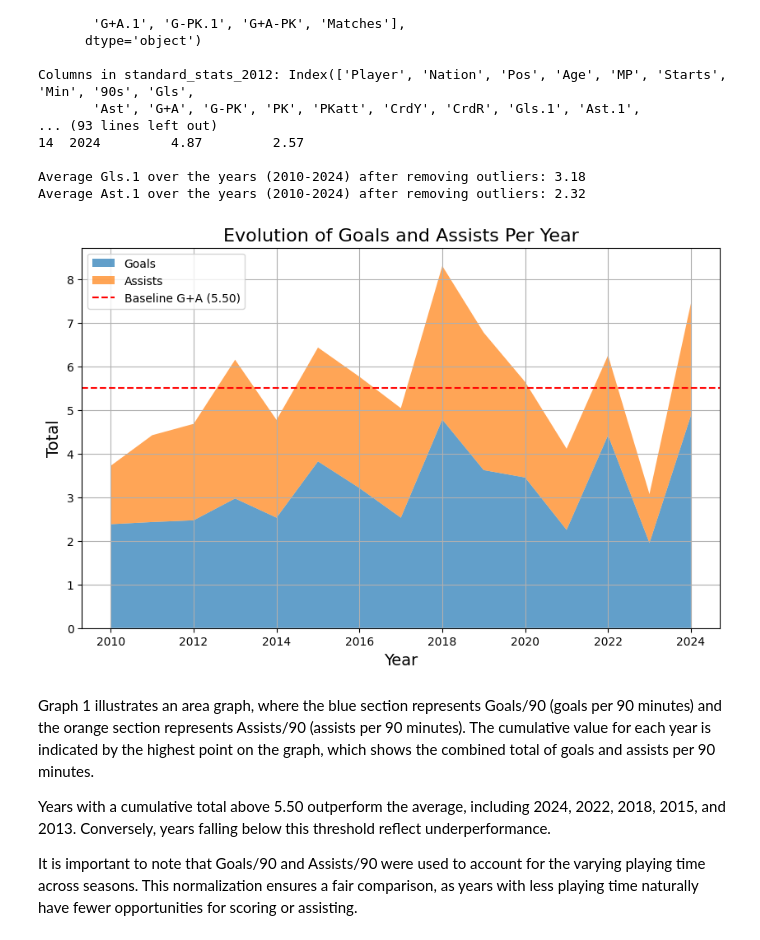
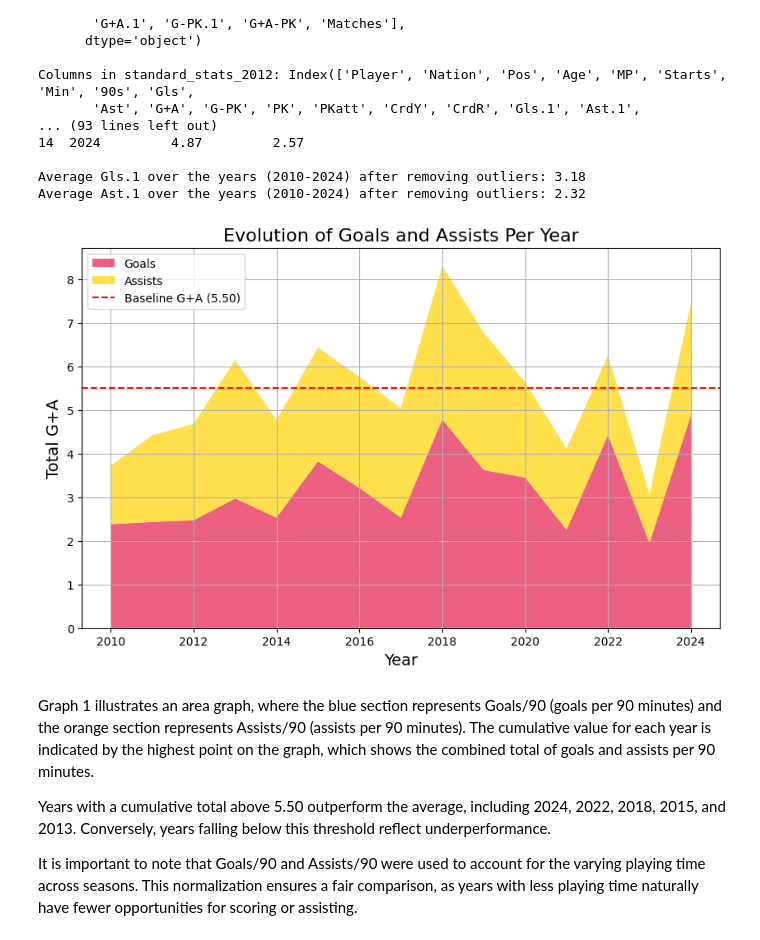
Before and after one commit to LouMeziere/Match-Performance-Analysis, a Jupyter notebook: analysis_roles.ipynb, the cells around one changed output. Saved outputs shown, nothing was run; the diff lists cells and outputs as text; code cells hidden in the pictures.

```diff
--- a/analysis_roles.ipynb
+++ b/analysis_roles.ipynb
@@ -198,25 +198,28 @@ df_final.to_csv("RBNY_yearly_stats/tableau_data/goals_assists_per_year.csv", ind
 # %%
 # Calculate the average of total goals and assists (already calculated)
 average_total = (average_gls_1_filtered + average_a_1_filtered)
 
 # Plotting the stacked area chart
 plt.figure(figsize=(10, 6))
 
+# Define custom colors for the stackplot
+colors = ["#e21b4d", "#ffd300"]
+
 plt.stackplot(df_gls_a1_totals["Year"], df_gls_a1_totals["Gls.1 Total"], df_gls_a1_totals["Ast.1 Total"],
-             labels=["Goals", "Assists"], alpha=0.7)
+             labels=["Goals", "Assists"], alpha=0.7, colors=colors)
 
 # Adding the average line
 plt.axhline(average_total, color='red', linestyle='--', label=f"Baseline G+A ({average_total:.2f})")
 
 plt.title("Evolution of Goals and Assists Per Year", fontsize=16)
 plt.xlabel("Year", fontsize=14)
-plt.ylabel("Total", fontsize=14)
+plt.ylabel("Total G+A", fontsize=14)
 plt.legend(loc="upper left")
 
 plt.grid(True)
 plt.show()
 # %% [output]
-[figure, old version]
+[figure, new version]
 # %% [markdown]
 Graph 1 illustrates an area graph, where the blue section represents Goals/90 (goals per 90 minutes) and the orange section represents Assists/90 (assists per 90 minutes). The cumulative value for each year is indicated by the highest point on the graph, which shows the combined total of goals and assists per 90 minutes.
 
```
Also changed, not shown: parts of 6 cells of this notebook.
